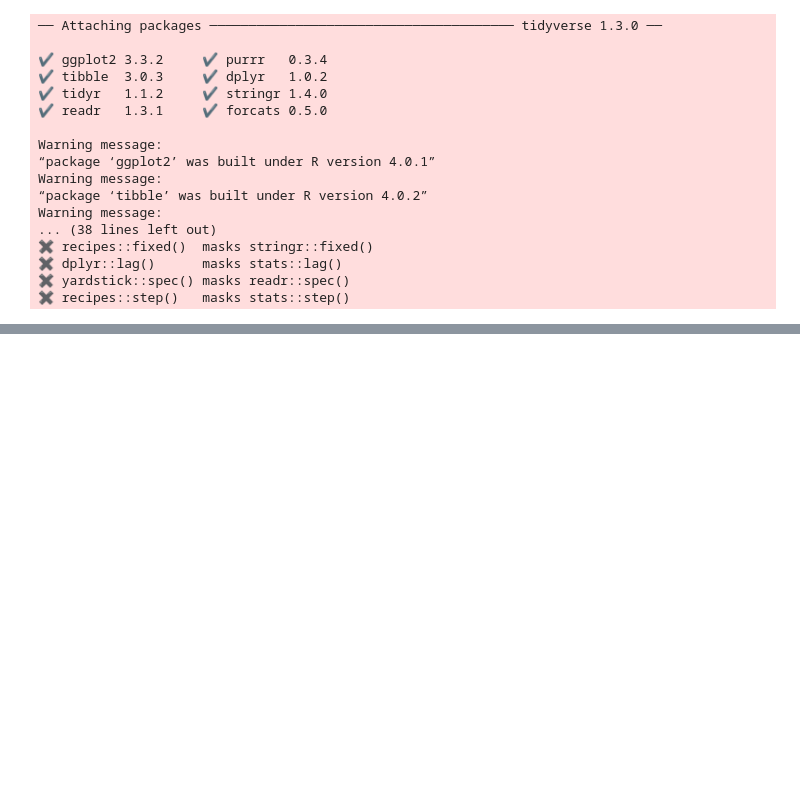
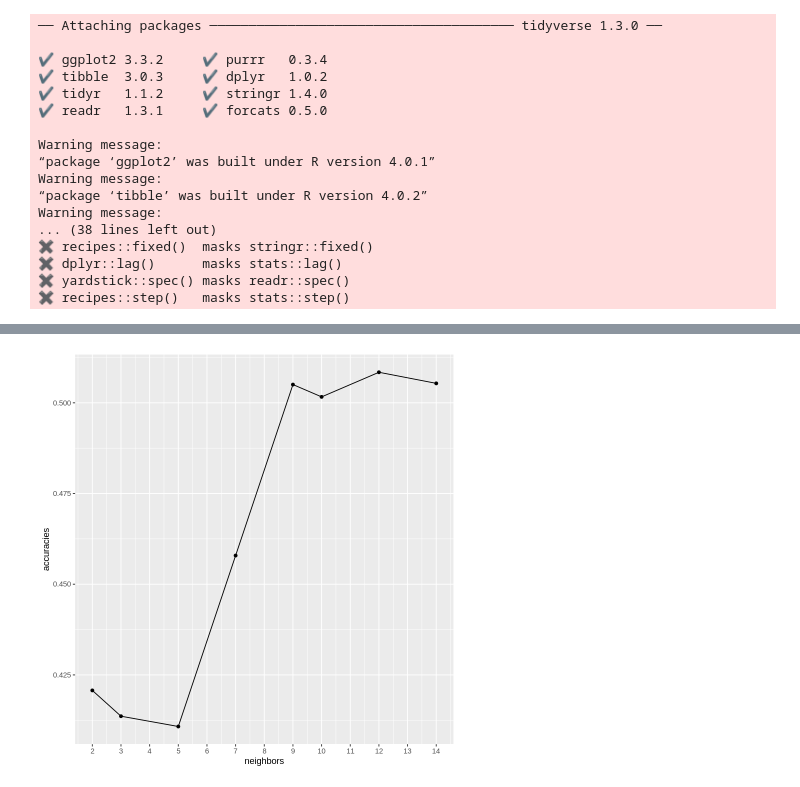
Before and after one commit to michelleykim/student_performance_analysis, a Jupyter notebook: report.ipynb, the cells around one changed output, grey strips where cells are left out. Drawn from its saved outputs; the diff is of its cells as text; code cells hidden in the pictures; blank space fills up the shorter version.

Commit message:
Points written down for methods section
Description and important points for code added in the methods section.

```diff
--- a/report.ipynb
+++ b/report.ipynb
@@ -167,0 +98,38 @@ A tibble: 1 × 3
+# %%
+set.seed(400);
+
+# vfold_cv
+mat_vfold <- vfold_cv(mat_train, v = 5, strata = studytime)
+
+# balancing
+mat_overpop_recipe <- recipe(studytime ~., data = mat_train) %>%
+        step_upsample(studytime, over_ratio = 1, skip = FALSE) %>%
+        prep()
+mat_overpop <- bake(mat_overpop_recipe, mat_train)
+
+#recipe
+mat_recipe <- recipe(studytime ~., data = mat_overpop)
+
+# nearest_neighbour
+knn_spec <- nearest_neighbor(weight_func = "rectangular", neighbors = tune()) %>%
+        set_engine("kknn") %>%
+        set_mode("classification")
+
+# workflow & tune_grid
+knn_workflow <- workflow() %>%
+        add_recipe(mat_recipe) %>%
+        add_model(knn_spec) %>%
+        tune_grid(resamples = mat_vfold, grid = 10) %>%
+        collect_metrics()
+
+# produce accuracy graph to determine the k value
+accuracies <- knn_workflow %>%
+        filter(.metric == "accuracy")
+cross_val_plot <- ggplot(accuracies, aes(x = neighbors, y = mean)) +
+        geom_point() +
+        geom_line() +
+        labs(x = "neighbors", y = "accuracies") +
+        scale_x_continuous(breaks = seq(0, 15, by = 1))
+
+cross_val_plot
+# %% [output]
@@ -167,0 +141 @@ A tibble: 1 × 3
+[figure, added]
```
Also changed, not shown: parts of 11 cells of this notebook.
